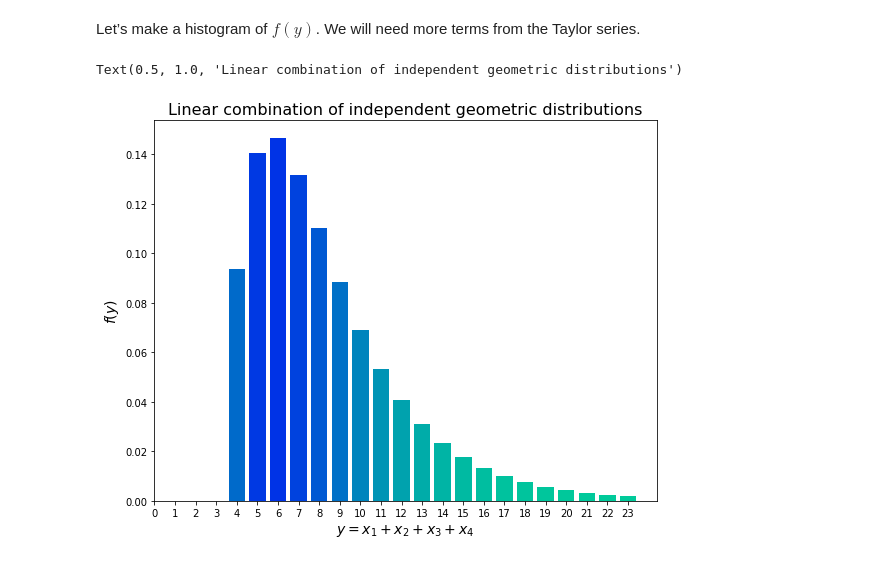
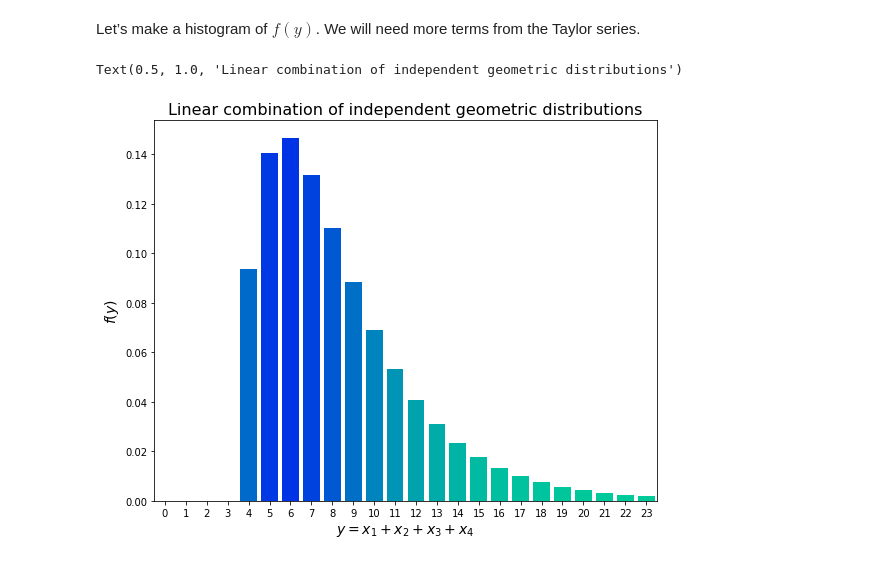
Before and after one commit to maxkapur/maxkapur.github.io, a Jupyter notebook: math/stats.ipynb, the cells around one changed output. Saved outputs shown, nothing was run; the diff lists cells and outputs as text; code cells hidden in the pictures.

```diff
--- a/math/stats.ipynb
+++ b/math/stats.ipynb
@@ -798,11 +792,12 @@ pmf = pmf[:r] # Only the first r values are accurate
 # %%
 plt.figure(figsize=(9,7))
 colors = cm.get_cmap("winter")(0.8- 0.6*(pmf[:,1] / pmf[:,1].max()).astype(float))
 plt.bar(*pmf.T,color=colors)
 plt.xlabel(r'$ y = x_1 + x_2 + x_3 + x_4$',size=14)
 plt.xticks(np.arange(r+4))
+plt.xlim(-0.5, r+3.5)
 plt.ylabel(r'$ f(y)$',size=14)
 plt.title('Linear combination of independent geometric distributions',size=16)
 # %% [output]
 Text(0.5, 1.0, 'Linear combination of independent geometric distributions')
-[figure, old version]
+[figure, new version]
```
Also changed, not shown: parts of 14 cells of this notebook, 1 other file.
